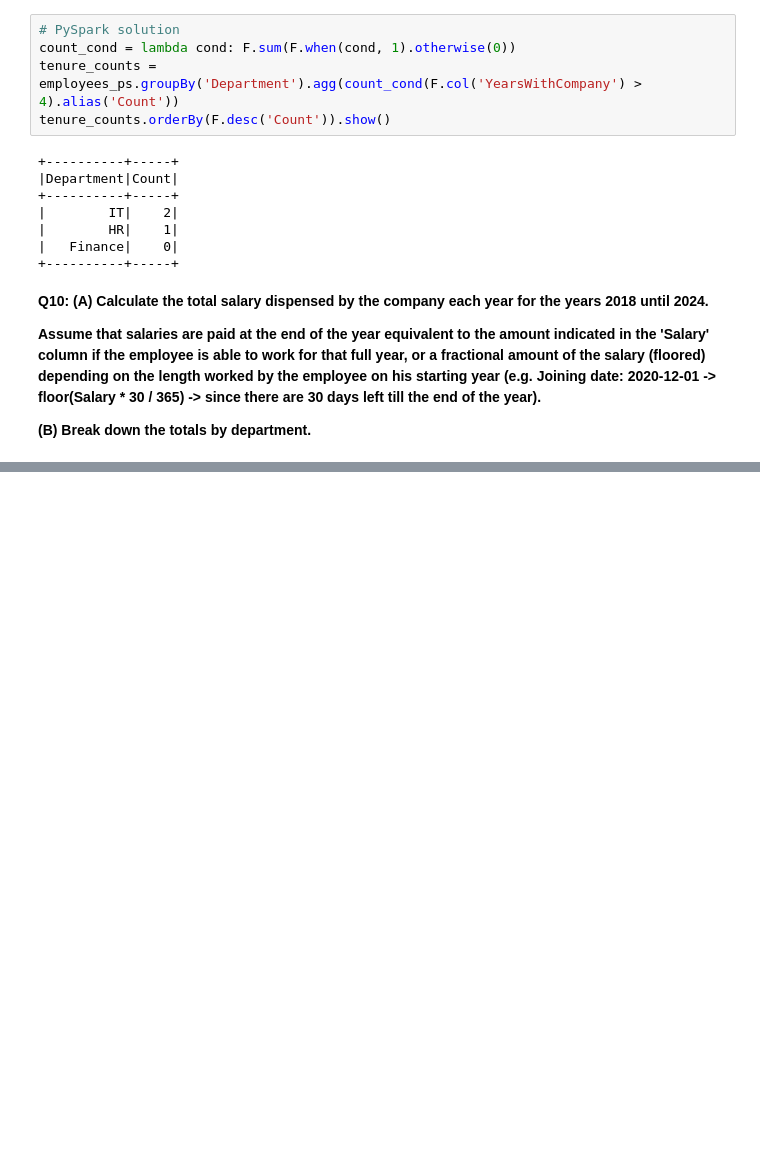
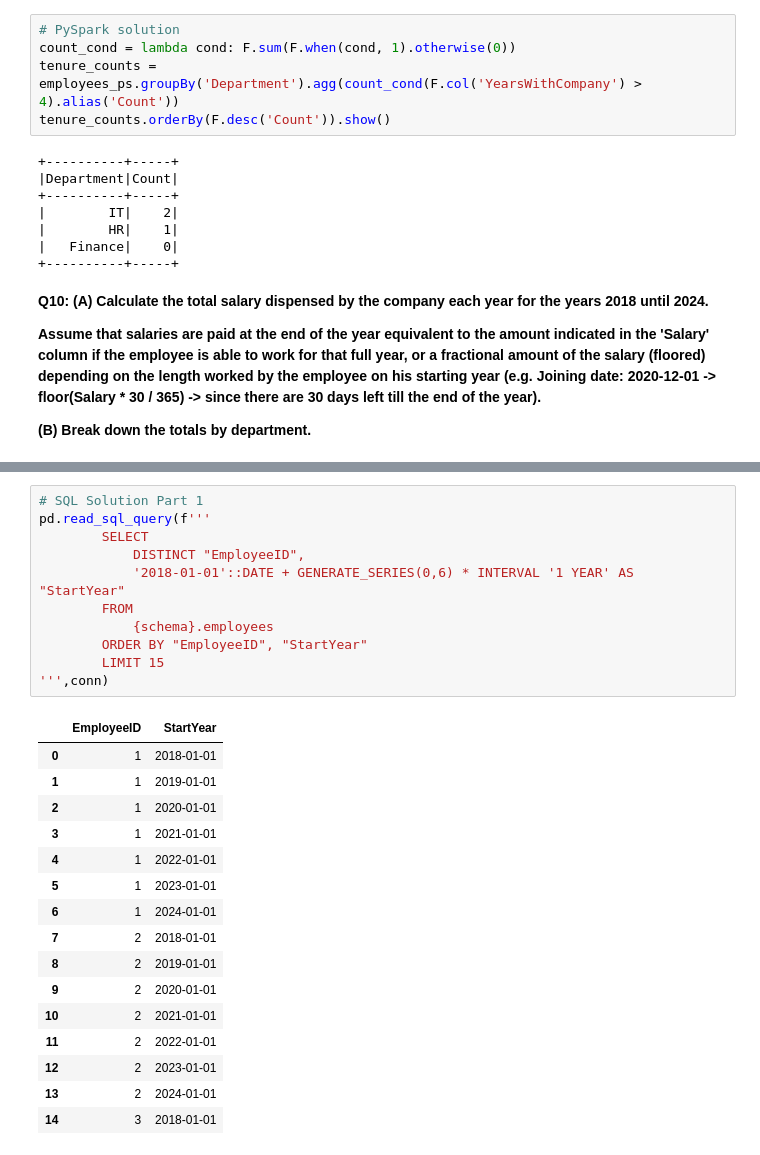
Before and after one commit to 20100215/DA-Must-Knows_Pandas-PySpark-SQL, a Jupyter notebook: notebook.ipynb, the cells around one changed output, grey strips where cells are left out. Cells and saved outputs as stored; diff of their text form; blank space fills up the shorter version.

```diff
--- a/notebook.ipynb
+++ b/notebook.ipynb
@@ -586,3 +588,31 @@ pd.DataFrame(cumsum_dict, index=['Cumulative Salary']).T
 | 2022 | 350000.0 |
 | 2023 | 350000.0 |
 | 2024 | 350000.0 |
+# %%
+# SQL Solution Part 1
+pd.read_sql_query(f'''
+        SELECT
+            DISTINCT "EmployeeID",
+            '2018-01-01'::DATE + GENERATE_SERIES(0,6) * INTERVAL '1 YEAR' AS "StartYear"
+        FROM
+            {schema}.employees
+        ORDER BY "EmployeeID", "StartYear"
+        LIMIT 15
+''',conn)
+# %% [output]
+|  | EmployeeID | StartYear |
+| 0 | 1 | 2018-01-01 |
+| 1 | 1 | 2019-01-01 |
+| 2 | 1 | 2020-01-01 |
+| 3 | 1 | 2021-01-01 |
+| 4 | 1 | 2022-01-01 |
+| 5 | 1 | 2023-01-01 |
+| 6 | 1 | 2024-01-01 |
+| 7 | 2 | 2018-01-01 |
+| 8 | 2 | 2019-01-01 |
+| 9 | 2 | 2020-01-01 |
+| 10 | 2 | 2021-01-01 |
+| 11 | 2 | 2022-01-01 |
+| 12 | 2 | 2023-01-01 |
+| 13 | 2 | 2024-01-01 |
+| 14 | 3 | 2018-01-01 |
```
Also changed, not shown: parts of 7 cells of this notebook.
